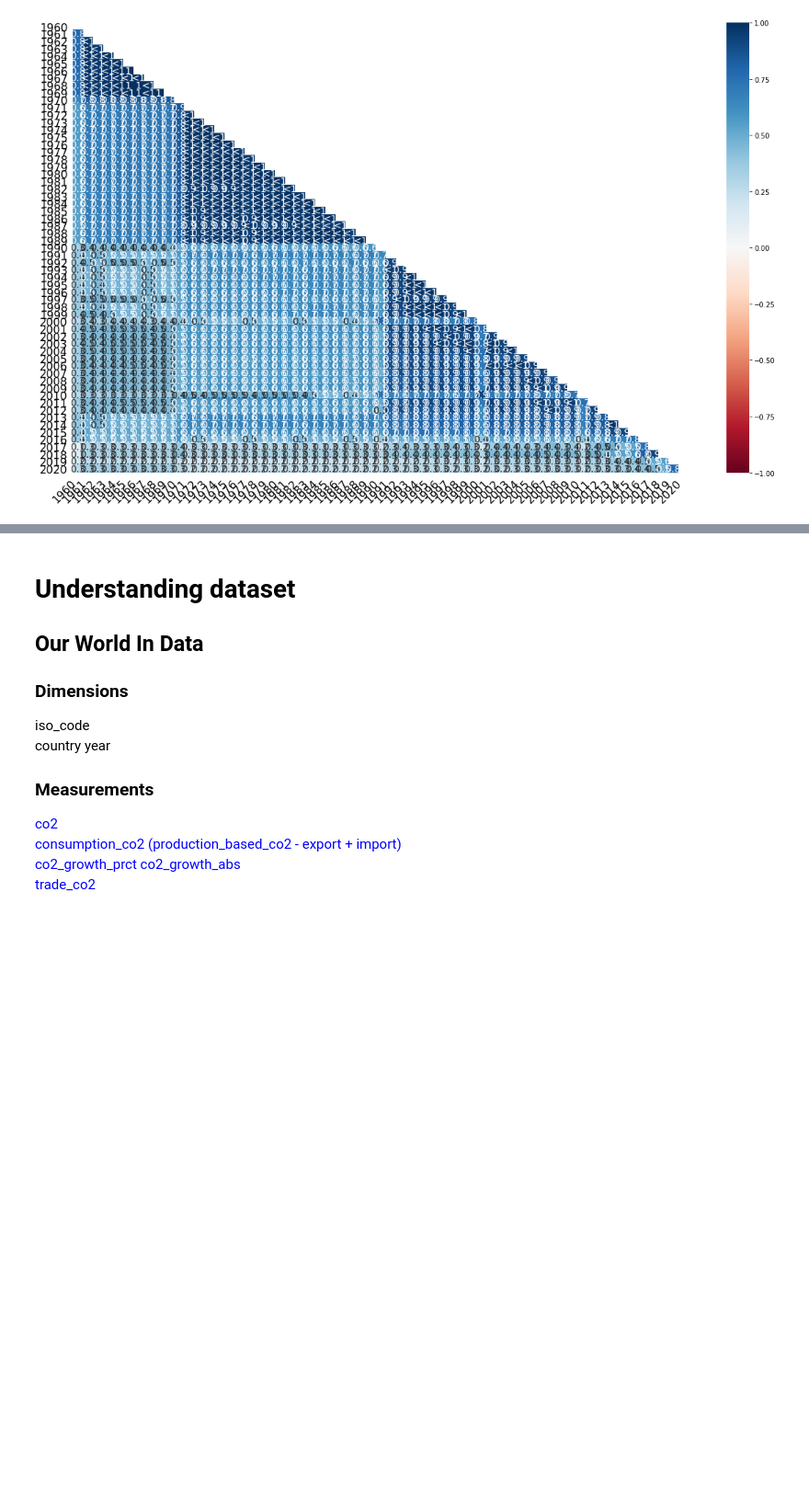
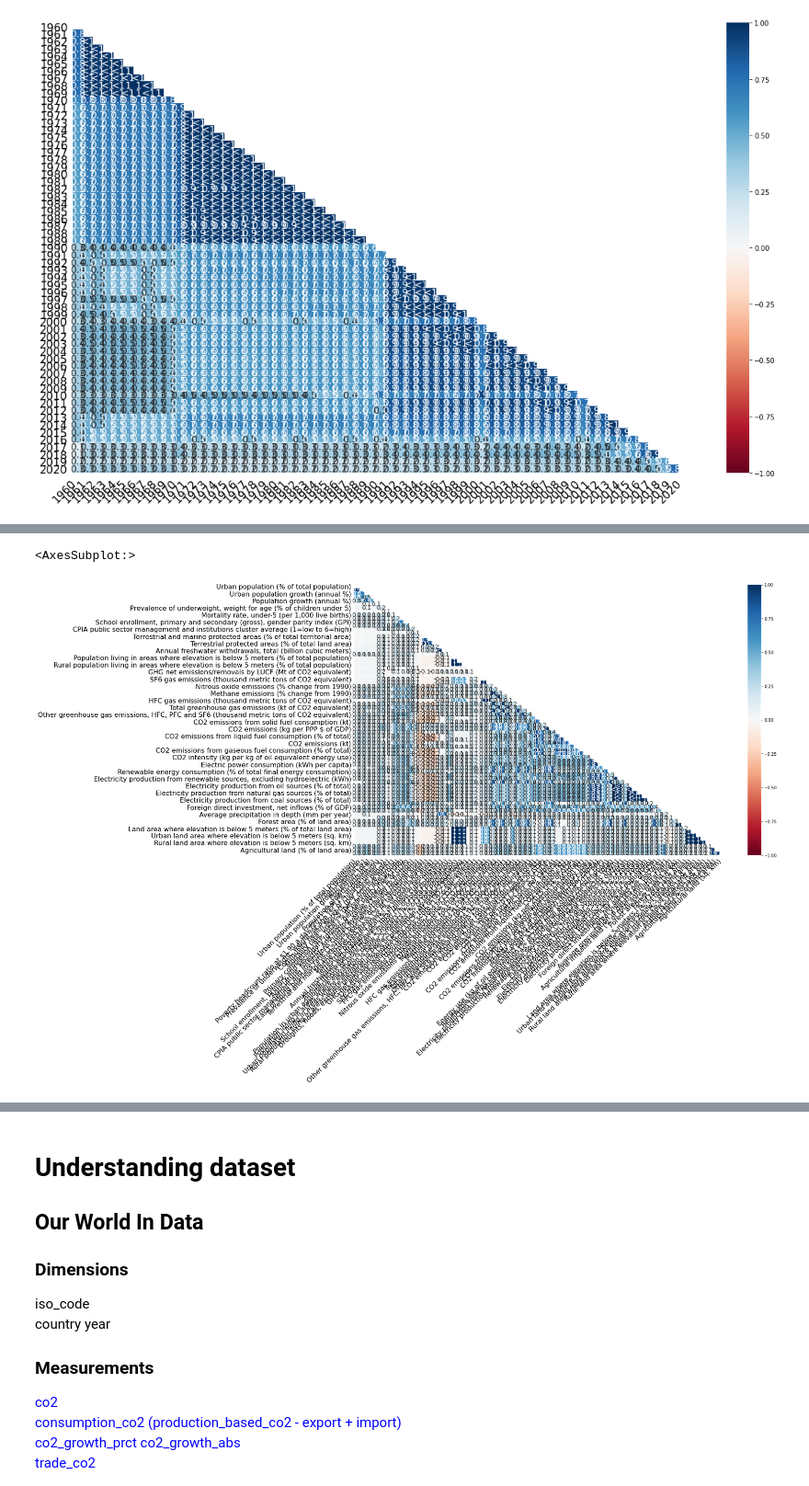
Before and after one commit to BingQuanChua/SASPICIOUS, a Jupyter notebook: eda_Kyle_missingno.ipynb, the cells around one changed output, grey strips where cells are left out. Shown at 92% size. Saved outputs shown, nothing was run; the diff lists cells and outputs as text; code cells hidden in the pictures; blank space fills up the shorter version.

```diff
--- a/eda_Kyle_missingno.ipynb
+++ b/eda_Kyle_missingno.ipynb
@@ -25,3 +25,7 @@ df_raw_worldbank.head(3)
 | 1 | Aruba | ABW | Urban population | SP.URB.TOTL | 27525.000 | 28139.000000 | 28537.000000 | 28763.000000 | ... |
 | 2 | Aruba | ABW | Urban population growth (annual %) | SP.URB.GROW | NaN | 2.206183 | 1.404498 | 0.788835 | ... |
 3 rows × 65 columns
+# %%
+# Load transposed Worldbank
+df_raw_worldbank_t = pd.read_csv('output/dataset_worldbank_transposed.csv')
+df_raw_worldbank_t.head(3)
@@ -75,0 +101,5 @@ msno.heatmap(df_raw_worldbank)
+# %%
+msno.heatmap(df_raw_worldbank_t)
+# %% [output]
+<AxesSubplot:>
+[figure, added]
```
Also changed, not shown: parts of 7 cells of this notebook, 1 other file.
